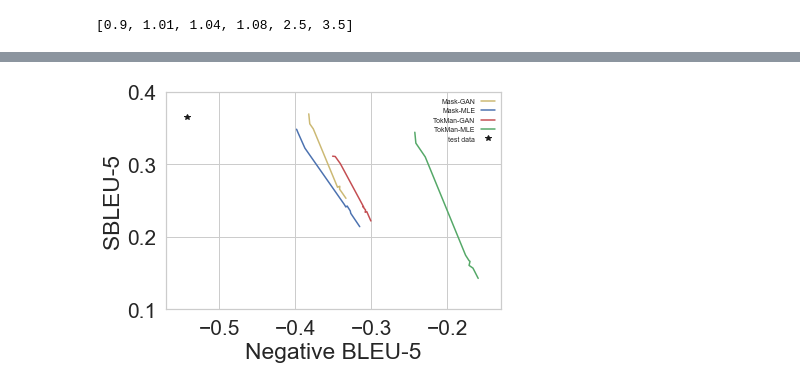
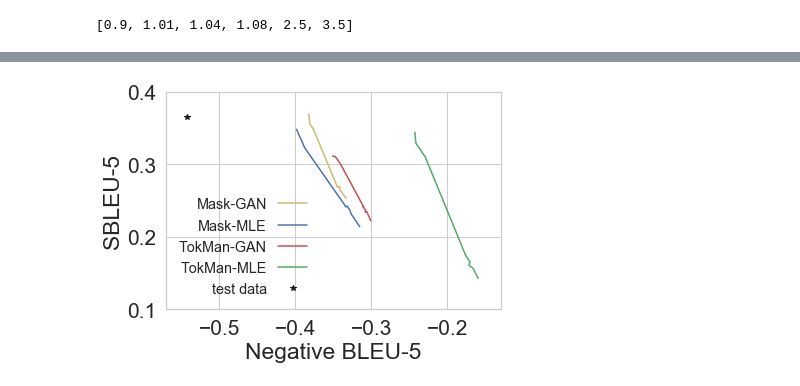
Before and after one commit to twidddj/tokmangan, a Jupyter notebook: eval/bleu-sbleu.ipynb, the cells around one changed output, grey strips where cells are left out. Saved outputs shown, nothing was run; the diff lists cells and outputs as text; code cells hidden in the pictures.

```diff
--- a/eval/bleu-sbleu.ipynb
+++ b/eval/bleu-sbleu.ipynb
@@ -184,22 +184,22 @@ plt.show()
 # %%
 size=15
 fig = plt.figure(figsize=figsize)
 ax = fig.add_subplot(111)
 idx = 3
 
 # plt.title('Mask Rate: {}'.format(1-PR_RATES[idx]))
 ax.plot(maskgan_x[idx], maskgan_y[idx], 'y', alpha=1.0, label='Mask-GAN')
 ax.plot(maskmle_x[idx], maskmle_y[idx], 'b', alpha=1.0, label='Mask-MLE')
 ax.plot(tokmangan_x[idx], tokmangan_y[idx], 'r', alpha=1.0, label='TokMan-GAN')
 ax.plot(tokmanmle_x[idx], tokmanmle_y[idx], 'g', alpha=1.0, label='TokMan-MLE')
 
 # ax.plot(train[0], train[1], 'o', color='k', label='train data')
 ax.plot(test[0], test[1], '*', color='k', label='test data')
 ax.set_xlabel('Negative BLEU-5')
 ax.set_ylabel('SBLEU-5')
 
 plt.axis([-0.57, -0.13, 0.1, 0.4])
-plt.legend(markerfirst=False, frameon=False, fontsize='x-small')
+plt.legend(markerfirst=False, frameon=False, fontsize='x-large')
 plt.show()
 # %% [output]
-[figure, old version]
+[figure, new version]
```
Also changed, not shown: parts of 3 cells of this notebook, 1 other file.
